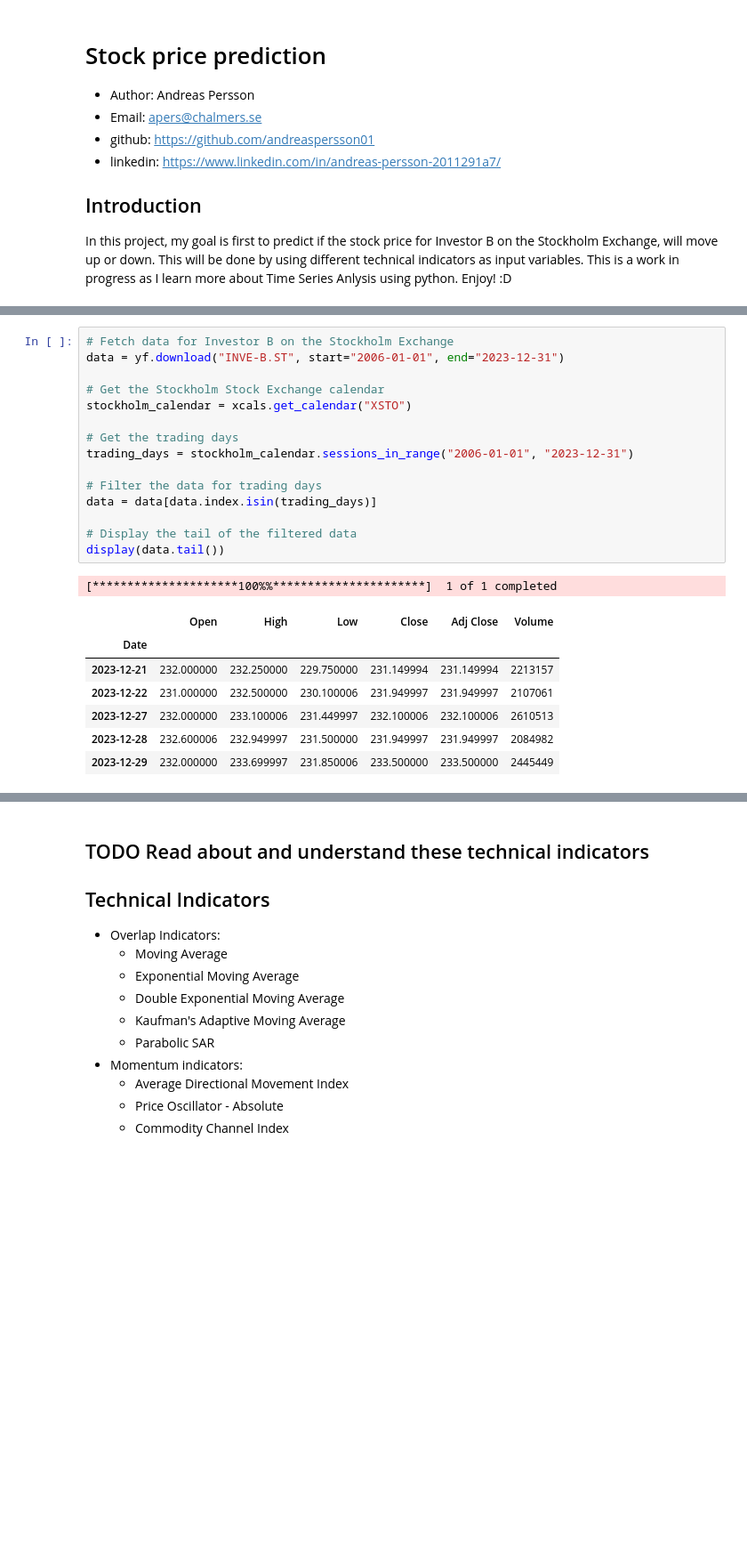
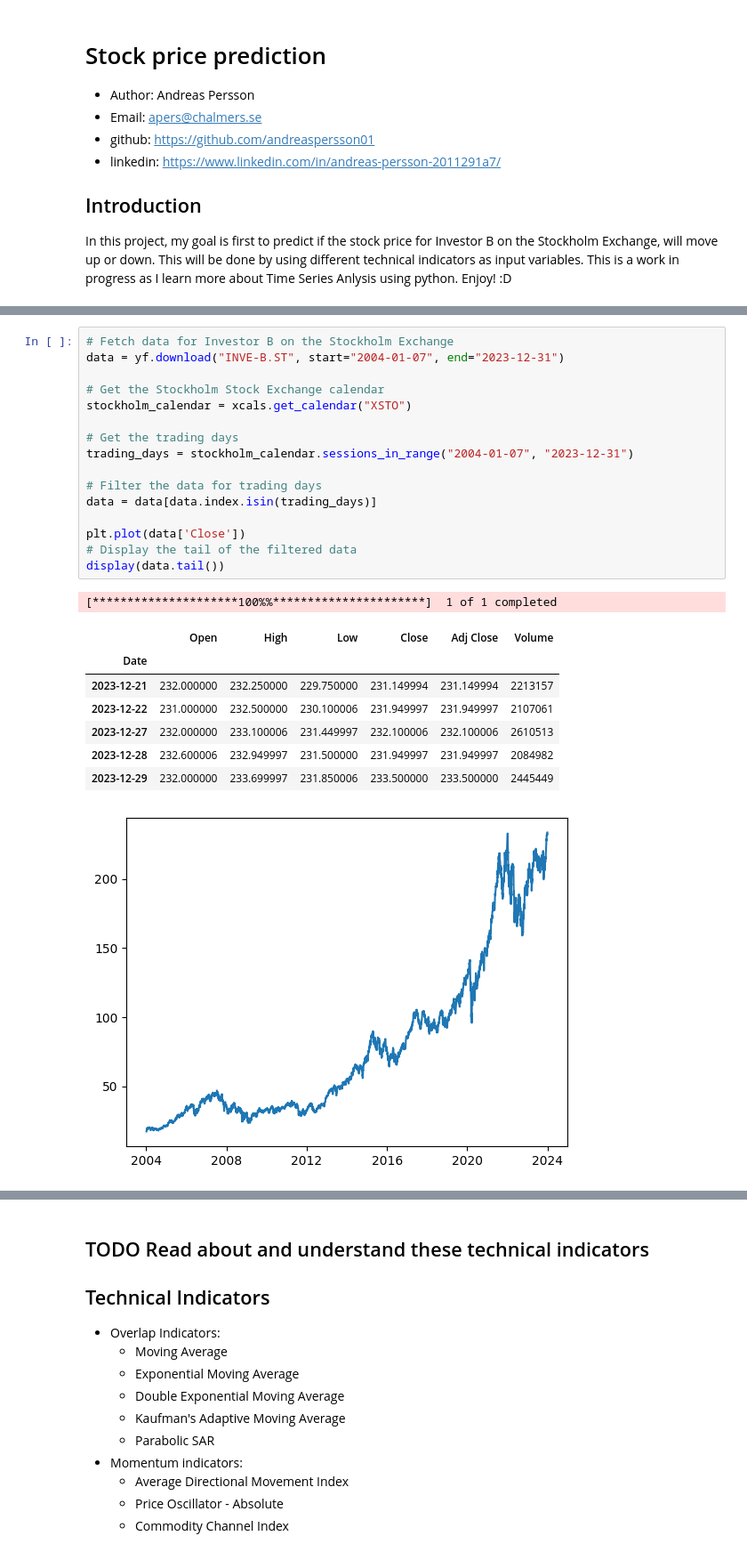
Before and after one commit to andreaspersson01/stock_price_predictor, a Jupyter notebook: Untitled-1.ipynb, the cells around one changed output, grey strips where cells are left out. Shown at 89% size. Drawn from its saved outputs; the diff is of its cells as text; blank space fills up the shorter version.

```diff
--- a/Untitled-1.ipynb
+++ b/Untitled-1.ipynb
@@ -43,27 +39,29 @@ Requirement already satisfied: six>=1.5 in /Users/andreas/anaconda3/lib/python3.
 # %%
 # Fetch data for Investor B on the Stockholm Exchange
-data = yf.download("INVE-B.ST", start="2006-01-01", end="2023-12-31")
+data = yf.download("INVE-B.ST", start="2004-01-07", end="2023-12-31")
 
 # Get the Stockholm Stock Exchange calendar
 stockholm_calendar = xcals.get_calendar("XSTO")
 
 # Get the trading days
-trading_days = stockholm_calendar.sessions_in_range("2006-01-01", "2023-12-31")
+trading_days = stockholm_calendar.sessions_in_range("2004-01-07", "2023-12-31")
 
 # Filter the data for trading days
 data = data[data.index.isin(trading_days)]
 
+plt.plot(data['Close'])
 # Display the tail of the filtered data
 display(data.tail())
 # %% [output]
 [*********************100%%**********************]  1 of 1 completed
 |  | Open | High | Low | Close | Adj Close | Volume |
 | Date |  |  |  |  |  |  |
 | 2023-12-21 | 232.000000 | 232.250000 | 229.750000 | 231.149994 | 231.149994 | 2213157 |
 | 2023-12-22 | 231.000000 | 232.500000 | 230.100006 | 231.949997 | 231.949997 | 2107061 |
 | 2023-12-27 | 232.000000 | 233.100006 | 231.449997 | 232.100006 | 232.100006 | 2610513 |
 | 2023-12-28 | 232.600006 | 232.949997 | 231.500000 | 231.949997 | 231.949997 | 2084982 |
 | 2023-12-29 | 232.000000 | 233.699997 | 231.850006 | 233.500000 | 233.500000 | 2445449 |
+[figure, added]
 # %%
 # Create target value
 target = pd.DataFrame({'y': (data['Close'] > data['Close'].shift(1)).astype(int)})
```
Also changed, not shown: parts of 7 cells of this notebook, 2 other files.
